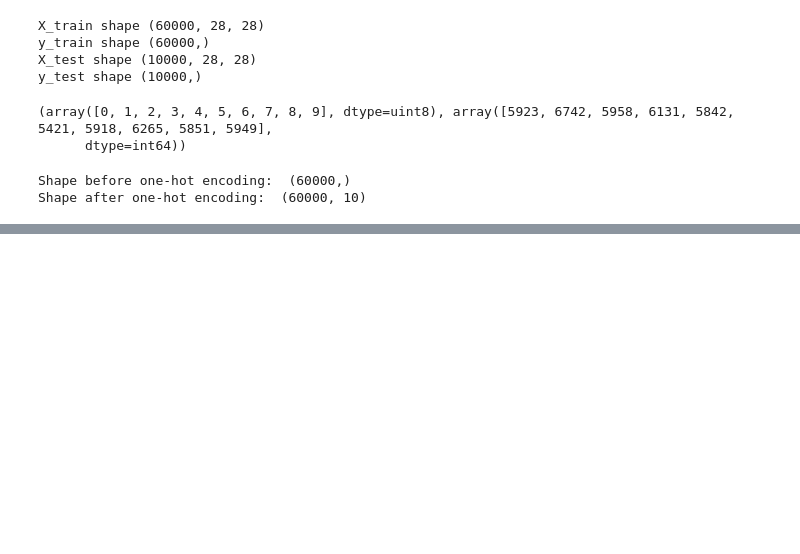
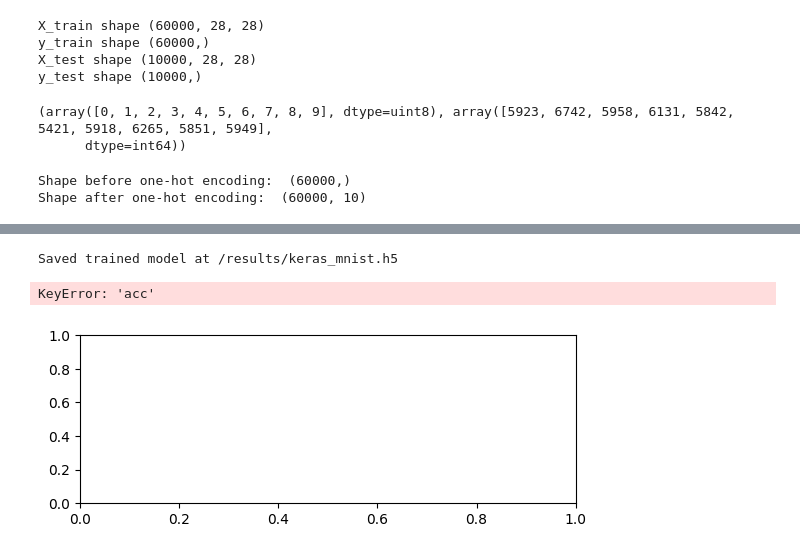
Before and after one commit to liyanse/Computer_Vision, a Jupyter notebook: ReadTextFromImage/MNIST Dataset.ipynb, the cells around one changed output, grey strips where cells are left out. Cells and saved outputs as stored; diff of their text form; code cells hidden in the pictures; blank space fills up the shorter version.

```diff
--- a/ReadTextFromImage/MNIST Dataset.ipynb
+++ b/ReadTextFromImage/MNIST Dataset.ipynb
@@ -118,7 +118,13 @@ model.add(Dense(512))
 model.add(Activation('relu'))
 model.add(Dropout(0.2))
 
-model.add(Dense(512))
+model.add(Dense(10))
 model.add(Activation('softmax'))
 # %%
 model.compile(loss='categorical_crossentropy', metrics=['accuracy'], optimizer='adam')
+# %%
+# training the model and saving metrics in history
+history = model.fit(X_train, y_train,
+          batch_size=128, epochs=20,
+          verbose=2,
+          validation_data=(X_test, y_test))
@@ -124,0 +149,17 @@ model.compile(loss='categorical_crossentropy', metrics=['accuracy'], optimizer='
+# %%
+# saving the model
+save_dir = "/results/"
+model_name = 'keras_mnist.h5'
+model_path = os.path.join(save_dir, model_name)
+model.save(model_path)
+print('Saved trained model at %s ' % model_path)
+# %% [output]
+Saved trained model at /results/keras_mnist.h5
+# %%
+# plotting the metrics
+fig = plt.figure()
+plt.subplot(2,1,1)
+plt.plot(history.history['acc'])
+# %% [output]
+KeyError: 'acc'
+[figure, added]
```
Also changed, not shown: parts of 1 cell of this notebook.
